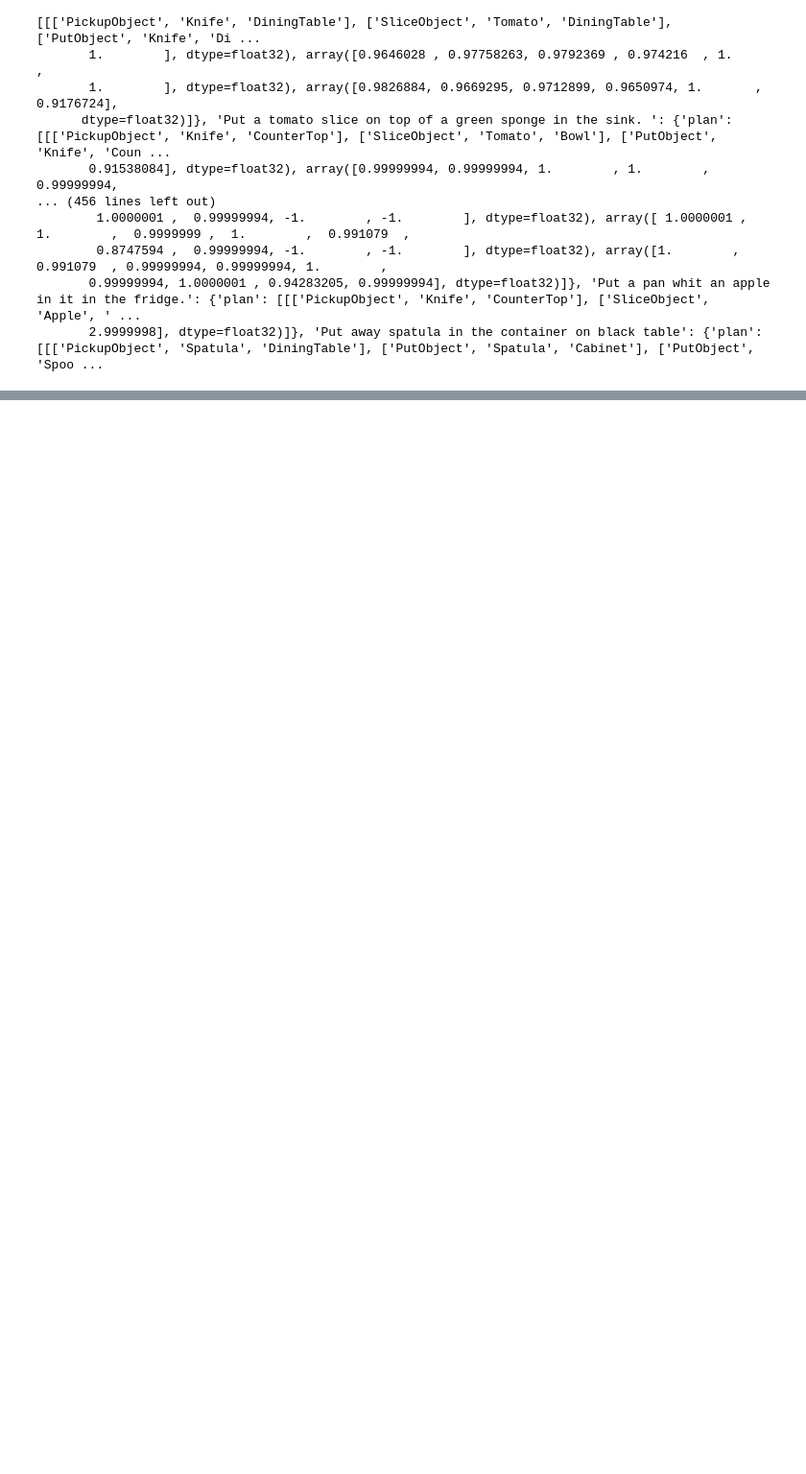
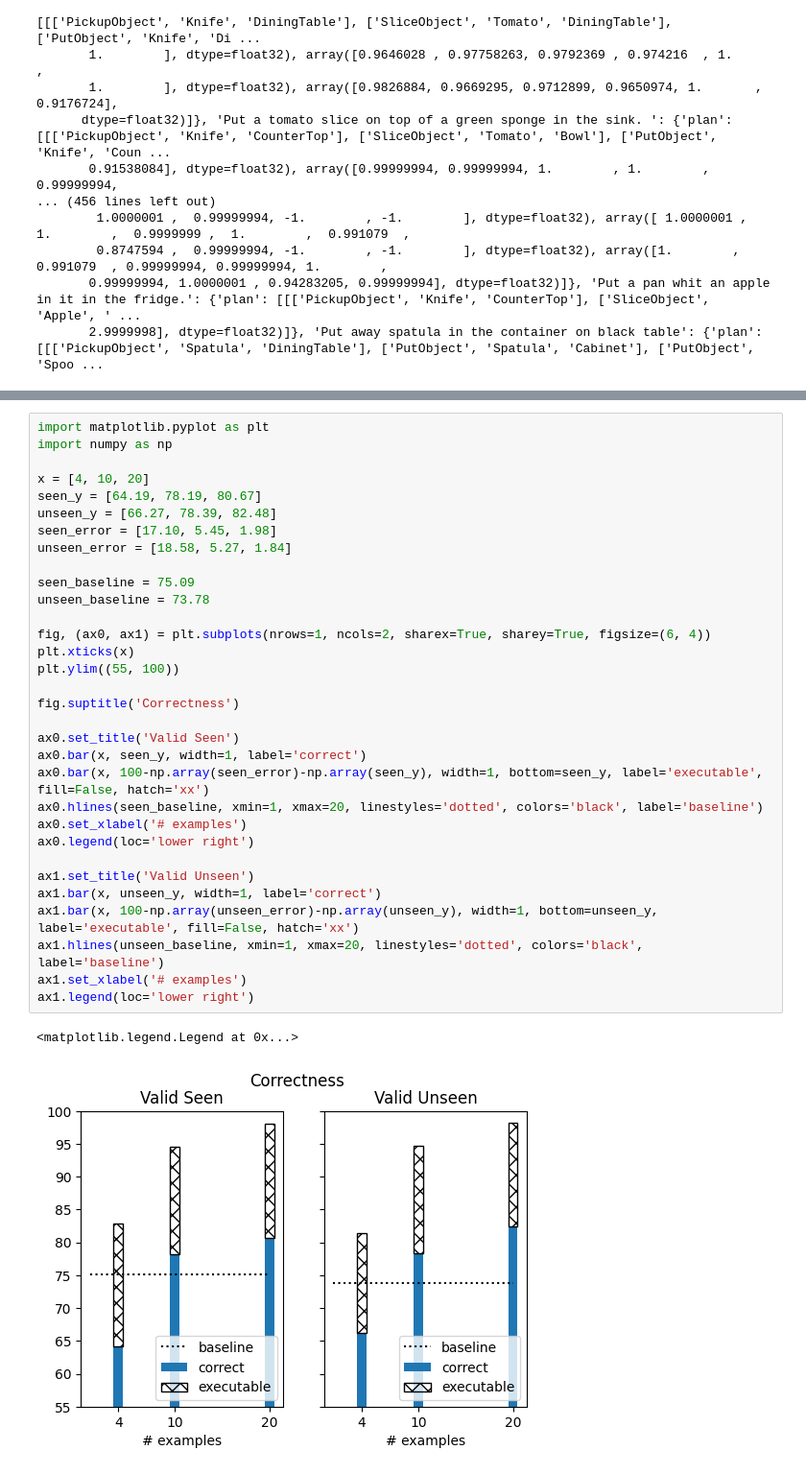
Before and after one commit to uyeongkim/language-planner, a Jupyter notebook: test.ipynb, the cells around one changed output, grey strips where cells are left out. Shown at 96% size. Saved outputs shown, nothing was run; the diff lists cells and outputs as text; blank space fills up the shorter version.

Commit message:
correctness metric coding

```diff
--- a/test.ipynb
+++ b/test.ipynb
@@ -235,0 +356,35 @@ print(data)
+# %%
+import matplotlib.pyplot as plt
+import numpy as np
+
+x = [4, 10, 20]
+seen_y = [64.19, 78.19, 80.67]
+unseen_y = [66.27, 78.39, 82.48]
+seen_error = [17.10, 5.45, 1.98]
+unseen_error = [18.58, 5.27, 1.84]
+
+seen_baseline = 75.09
+unseen_baseline = 73.78
+
+fig, (ax0, ax1) = plt.subplots(nrows=1, ncols=2, sharex=True, sharey=True, figsize=(6, 4))
+plt.xticks(x)
+plt.ylim((55, 100))
+
+fig.suptitle('Correctness')
+
+ax0.set_title('Valid Seen')
+ax0.bar(x, seen_y, width=1, label='correct')
+ax0.bar(x, 100-np.array(seen_error)-np.array(seen_y), width=1, bottom=seen_y, label='executable', fill=False, hatch='xx')
+ax0.hlines(seen_baseline, xmin=1, xmax=20, linestyles='dotted', colors='black', label='baseline')
+ax0.set_xlabel('# examples')
+ax0.legend(loc='lower right')
+
+ax1.set_title('Valid Unseen')
+ax1.bar(x, unseen_y, width=1, label='correct')
+ax1.bar(x, 100-np.array(unseen_error)-np.array(unseen_y), width=1, bottom=unseen_y, label='executable', fill=False, hatch='xx')
+ax1.hlines(unseen_baseline, xmin=1, xmax=20, linestyles='dotted', colors='black', label='baseline')
+ax1.set_xlabel('# examples')
+ax1.legend(loc='lower right')
+# %% [output]
+<matplotlib.legend.Legend at 0x...>
+[figure, added]
```
Also changed, not shown: parts of 4 cells of this notebook, 2 other files.
